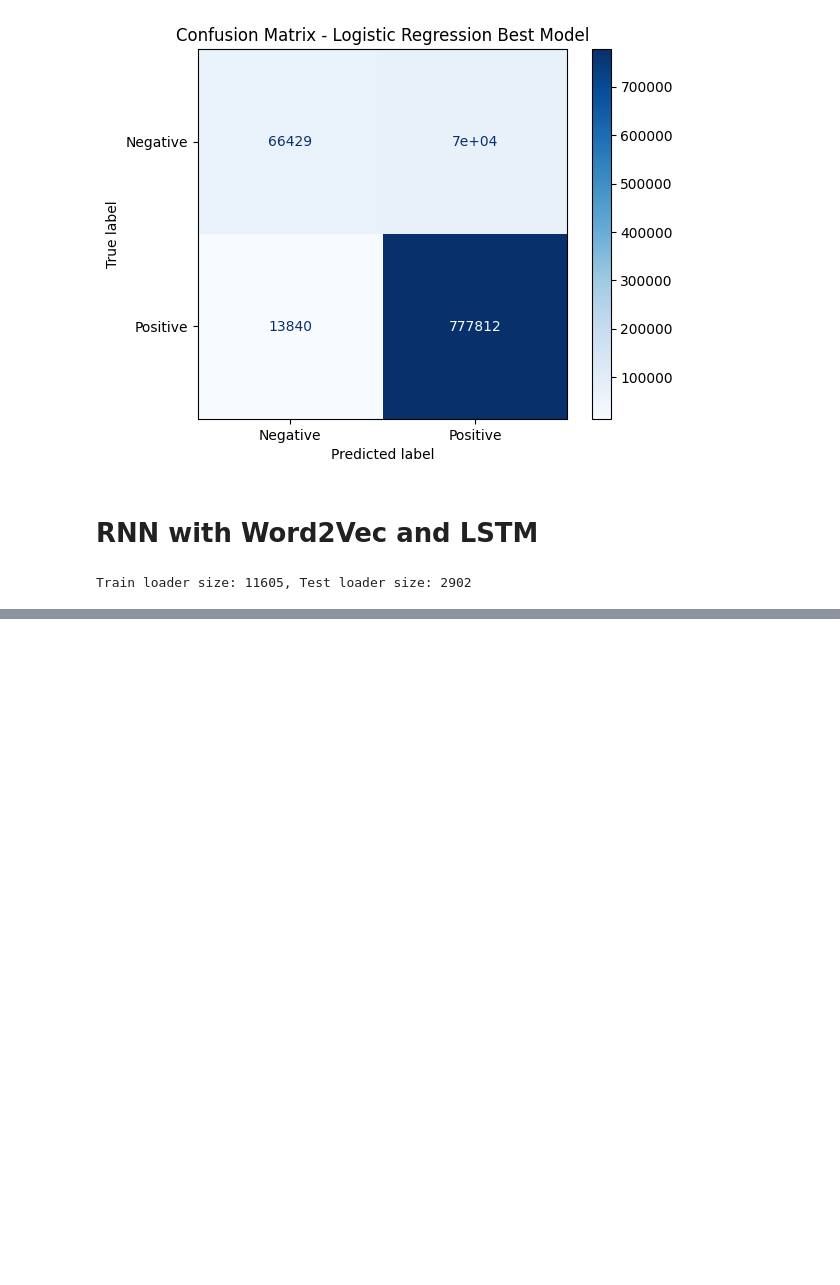
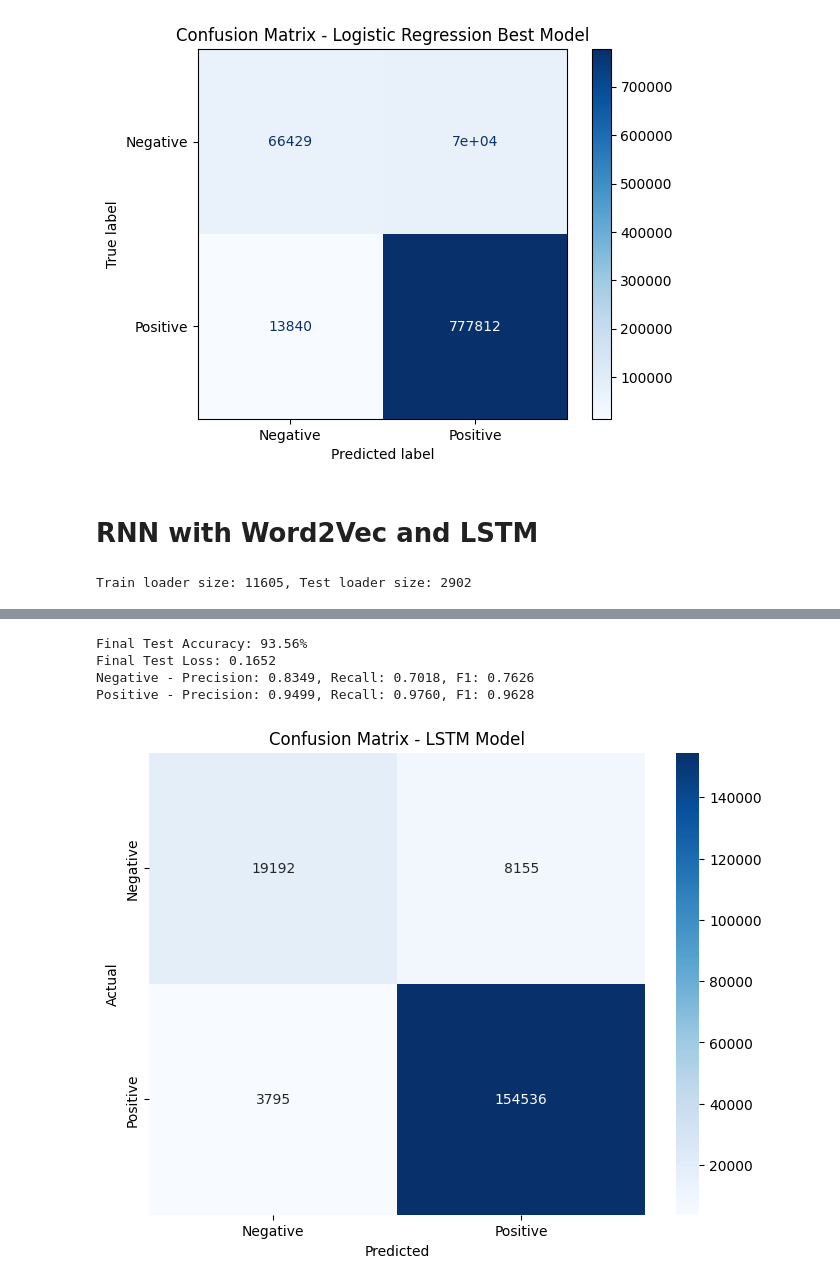
Before and after one commit to khgaurav/CS6120FinalProject, a Jupyter notebook: FinalProject.ipynb, the cells around one changed output, grey strips where cells are left out. Drawn from its saved outputs; the diff is of its cells as text; code cells hidden in the pictures; blank space fills up the shorter version.

```diff
--- a/FinalProject.ipynb
+++ b/FinalProject.ipynb
@@ -502 +517,31 @@ Val Loss: 0.1691, Val Acc: 93.40%
 Learning Rate: 0.001000
+# %%
+# Get final predictions
+final_loss, final_acc, predictions, true_labels = evaluate(model, test_loader, criterion, device)
+
+# Calculate detailed metrics
+precision, recall, f1, _ = precision_recall_fscore_support(true_labels, predictions, average=None)
+_, _, weighted_f1, _ = precision_recall_fscore_support(true_labels, predictions, average='weighted')
+
+
+print(f"Final Test Accuracy: {final_acc:.2f}%")
+print(f"Final Test Loss: {final_loss:.4f}")
+print(f"Negative - Precision: {precision[0]:.4f}, Recall: {recall[0]:.4f}, F1: {f1[0]:.4f}")
+print(f"Positive - Precision: {precision[1]:.4f}, Recall: {recall[1]:.4f}, F1: {f1[1]:.4f}")
+
+# Confusion Matrix
+cm = confusion_matrix(true_labels, predictions)
+plt.figure(figsize=(8, 6))
+sns.heatmap(cm, annot=True, fmt='d', cmap='Blues',
+            xticklabels=['Negative', 'Positive'],
+            yticklabels=['Negative', 'Positive'])
+plt.title('Confusion Matrix - LSTM Model')
+plt.xlabel('Predicted')
+plt.ylabel('Actual')
+plt.show()
+# %% [output]
+Final Test Accuracy: 93.56%
+Final Test Loss: 0.1652
+Negative - Precision: 0.8349, Recall: 0.7018, F1: 0.7626
+Positive - Precision: 0.9499, Recall: 0.9760, F1: 0.9628
+[figure, added]
```
Also changed, not shown: parts of 7 cells of this notebook.
